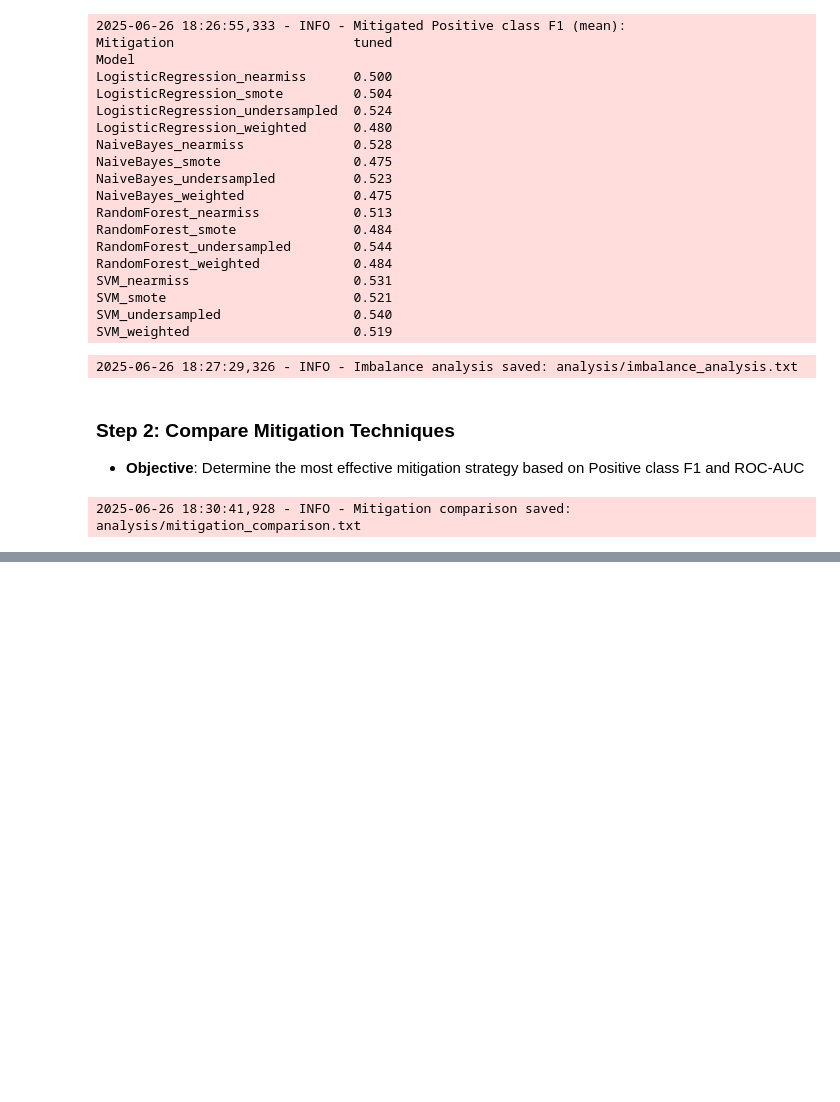
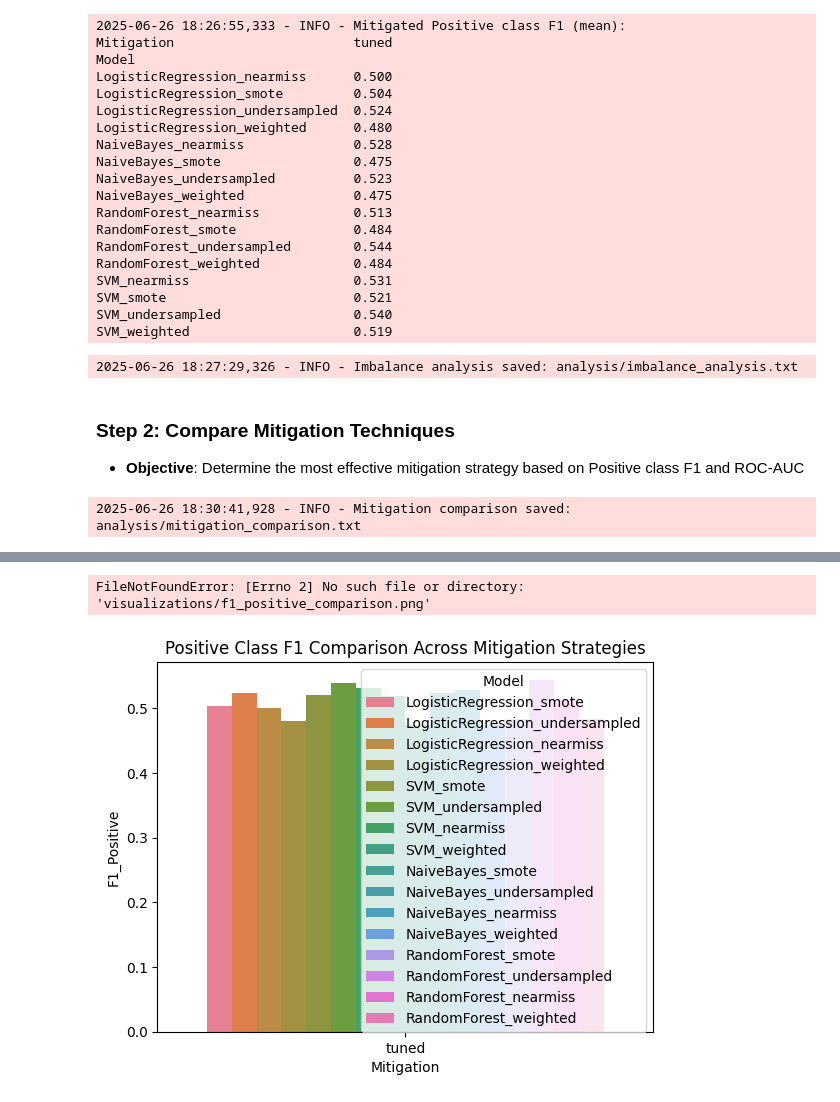
Before and after one commit to coder7475/sentiment_analysis_bangla, a Jupyter notebook: 6_analysis_visualization.ipynb, the cells around one changed output, grey strips where cells are left out. Drawn from its saved outputs; the diff is of its cells as text; code cells hidden in the pictures; blank space fills up the shorter version.

```diff
--- a/6_analysis_visualization.ipynb
+++ b/6_analysis_visualization.ipynb
@@ -147,0 +152,79 @@ logging.info(f"Mitigation comparison saved: {output_path}")
+# %%
+import seaborn as sns
+import matplotlib.pyplot as plt
+from sklearn.metrics import confusion_matrix, roc_curve, roc_auc_score, precision_recall_curve, auc
+from sklearn.preprocessing import LabelBinarizer
+import scipy.sparse as sp
+import pandas as pd
+import joblib
+from tqdm import tqdm
+import logging
+
+# Load test data
+tfidf_test = sp.load_npz("text_representation/tfidf_test.npz")
+y_test = pd.read_csv("text_representation/labels_test.csv", encoding='utf-8')['Label'].values
+lb = LabelBinarizer()
+y_test_bin = lb.fit_transform(y_test)
+class_names = ['Negative', 'Positive', 'Neutral']
+
+# Plot F1 comparisons
+sns.barplot(x='Mitigation', y='F1_Positive', hue='Model', data=results_df[results_df['Type'] == 'mitigated'])
+plt.title("Positive Class F1 Comparison Across Mitigation Strategies")
+plt.savefig("visualizations/f1_positive_comparison.png")
+plt.close()
+logging.info("Saved F1 comparison: f1_positive_comparison.png")
+
+# Plot ROC and confusion matrices for top models
+top_models = mitigated_df.sort_values('F1_Positive', ascending=False).head(4)[['Model', 'Mitigation']].values
+for model_name, mitigation in tqdm(top_models, desc="Plotting top models"):
+    try:
+        model_key = f"mitigated_{model_name}_{mitigation}_tuned"
+        model = joblib.load(f"models/mitigated_models/{model_name}_{mitigation}_tuned.joblib")
+        y_pred = model.predict(tfidf_test)
+        y_pred_proba = model.predict_proba(tfidf_test)
+
+        # Confusion Matrix
+        cm = confusion_matrix(y_test, y_pred)
+        plt.figure(figsize=(8, 6))
+        sns.heatmap(cm, annot=True, fmt='d', cmap='Blues', xticklabels=class_names, yticklabels=class_names)
+        plt.title(f"{model_name} ({mitigation}) Confusion Matrix")
+        plt.xlabel("Predicted")
+        plt.ylabel("True")
+        plt.savefig(f"visualizations/{model_name}_{mitigation}_cm.png")
+        plt.close()
+        logging.info(f"Saved confusion matrix: {model_name}_{mitigation}_cm.png")
+
+        # ROC Curve
+        plt.figure(figsize=(10, 8))
+        for i in range(len(class_names)):
+            fpr, tpr, _ = roc_curve(y_test_bin[:, i], y_pred_proba[:, i])
+            auc_score = roc_auc_score(y_test_bin[:, i], y_pred_proba[:, i])
+            plt.plot(fpr, tpr, label=f"{class_names[i]} (AUC = {auc_score:.2f})")
+        plt.plot([0, 1], [0, 1], 'k--', label='Chance')
+        plt.xlabel('False Positive Rate')
+        plt.ylabel('True Positive Rate')
+        plt.title(f"{model_name} ({mitigation}) ROC-AUC Curves")
+        plt.legend(loc='lower right')
+        plt.grid(True)
+        plt.savefig(f"visualizations/{model_name}_{mitigation}_roc_auc.png")
+        plt.close()
+        logging.info(f"Saved ROC-AUC: {model_name}_{mitigation}_roc_auc.png")
+
+        # Precision-Recall Curve (Positive class)
+        precision, recall, _ = precision_recall_curve(y_test_bin[:, 1], y_pred_proba[:, 1])
+        pr_auc = auc(recall, precision)
+        plt.figure(figsize=(8, 6))
+        plt.plot(recall, precision, label=f'Positive (PR-AUC = {pr_auc:.2f})')
+        plt.xlabel('Recall')
+        plt.ylabel('Precision')
+        plt.title(f"{model_name} ({mitigation}) Precision-Recall Curve (Positive Class)")
+        plt.legend()
+        plt.grid(True)
+        plt.savefig(f"visualizations/{model_name}_{mitigation}_pr_curve.png")
+        plt.close()
+        logging.info(f"Saved PR curve: {model_name}_{mitigation}_pr_curve.png")
+    except Exception as e:
+        logging.error(f"Error plotting {model_name} ({mitigation}): {str(e)}")
+# %% [output]
+FileNotFoundError: [Errno 2] No such file or directory: 'visualizations/f1_positive_comparison.png'
+[figure, added]
```
Also changed, not shown: parts of 1 cell of this notebook, 1 other file.
